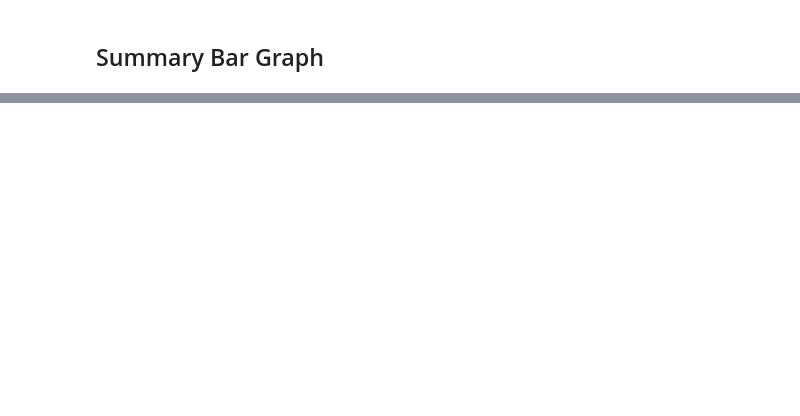
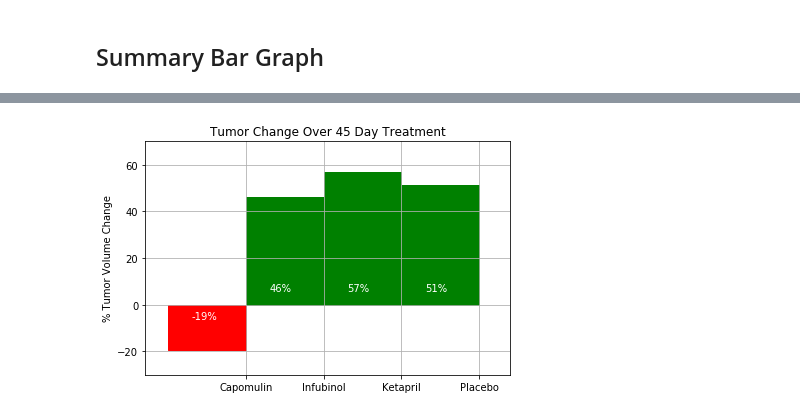
Before and after one commit to MadhukaraBS/BootCamp, a Jupyter notebook: 05-Matplotlib/Instructions/Pymaceuticals/pymaceuticals.ipynb, the cells around one changed output, grey strips where cells are left out. Drawn from its saved outputs; the diff is of its cells as text; code cells hidden in the pictures; blank space fills up the shorter version.

```diff
--- a/05-Matplotlib/Instructions/Pymaceuticals/pymaceuticals.ipynb
+++ b/05-Matplotlib/Instructions/Pymaceuticals/pymaceuticals.ipynb
@@ -387,0 +323,49 @@ fig.show()
+# %%
+from IPython.display import display
+tumor_chg = summary_data.groupby(['Drug', 'Timepoint'])['Tumor Volume (mm3)'].mean()
+# aaa = summary_data.groupby(['Drug'])
+# aaa.nth([1,-1])
+#display(pct_change.reset_index().head())
+tumor_chg = tumor_chg.reset_index()
+tumor_chg
+tumor_chg_pvt = tumor_chg.pivot(index='Timepoint', columns='Drug', values='Tumor Volume (mm3)')
+tumor_chg = tumor_chg_pvt[['Capomulin', 'Infubinol', 'Ketapril', 'Placebo']]
+tumor_chg
+tumor_chg = tumor_chg.iloc[[0, -1]]
+#tumor_chg['delta'] = tumor_chg['Capomulin'] - tumor_chg['Capomulin'].shift(1)
+days = tumor_chg.index[1]
+drug_name = tumor_chg.columns.tolist()
+drug_name
+tumor_chg = tumor_chg.diff().values.tolist()
+tumor_chg = tumor_chg[1]
+pct_tumor_chg = [(i * 100)/days for i in tumor_chg]
+pct_tumor_chg
+labels = ['{:2.0f}%'.format(i) for i in pct_tumor_chg]
+
+barlist = plt.bar(drug_name, pct_tumor_chg, width=1)
+for i, val in enumerate(pct_tumor_chg):
+    x_pos = barlist[i].get_x()
+    if(val < 0):
+        barlist[i].set_color('r')
+        plt.text(x_pos+0.3, -6, labels[i], color='w')
+    else:
+        barlist[i].set_color('g')
+        plt.text(x_pos+0.3, 6, labels[i], color='w')
+
+plt.axis([-0.8,3.9,-30,70])
+plt.xticks([0.499,1.499,2.499,3.499])
+plt.yticks([-20,0,20,40,60])
+plt.title("Tumor Change Over 45 Day Treatment")
+plt.ylabel("% Tumor Volume Change")
+plt.grid()
+plt.tight_layout()
+# Save an image of the chart and print it to the screen
+plt.savefig("../Images/SummaryTumorChange.png")
+plt.show()
+# start = tumor_chg.loc[tumor_chg['Timepoint'] == 0, 'Tumor Volume (mm3)'].tolist()
+# end = tumor_chg.loc[tumor_chg['Timepoint'] == 45, 'Tumor Volume (mm3)'].tolist()
+# chg = []
+# for i in range(len(start)):
+#     chg.append(((end[i] - start[i]) * 100)/45)
+# %% [output]
+[figure, added]
```
Also changed, not shown: parts of 10 cells of this notebook, 2 other files.
